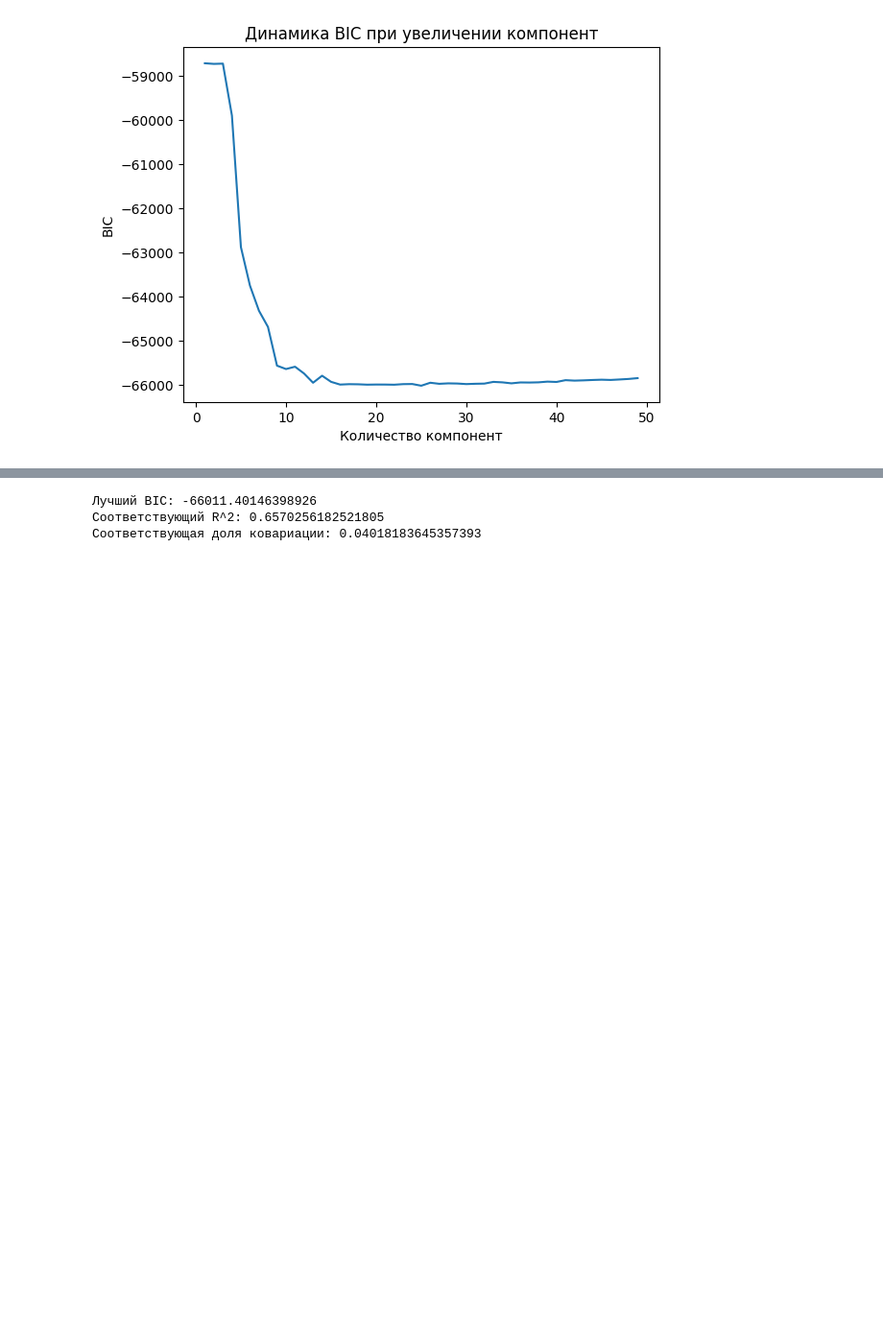
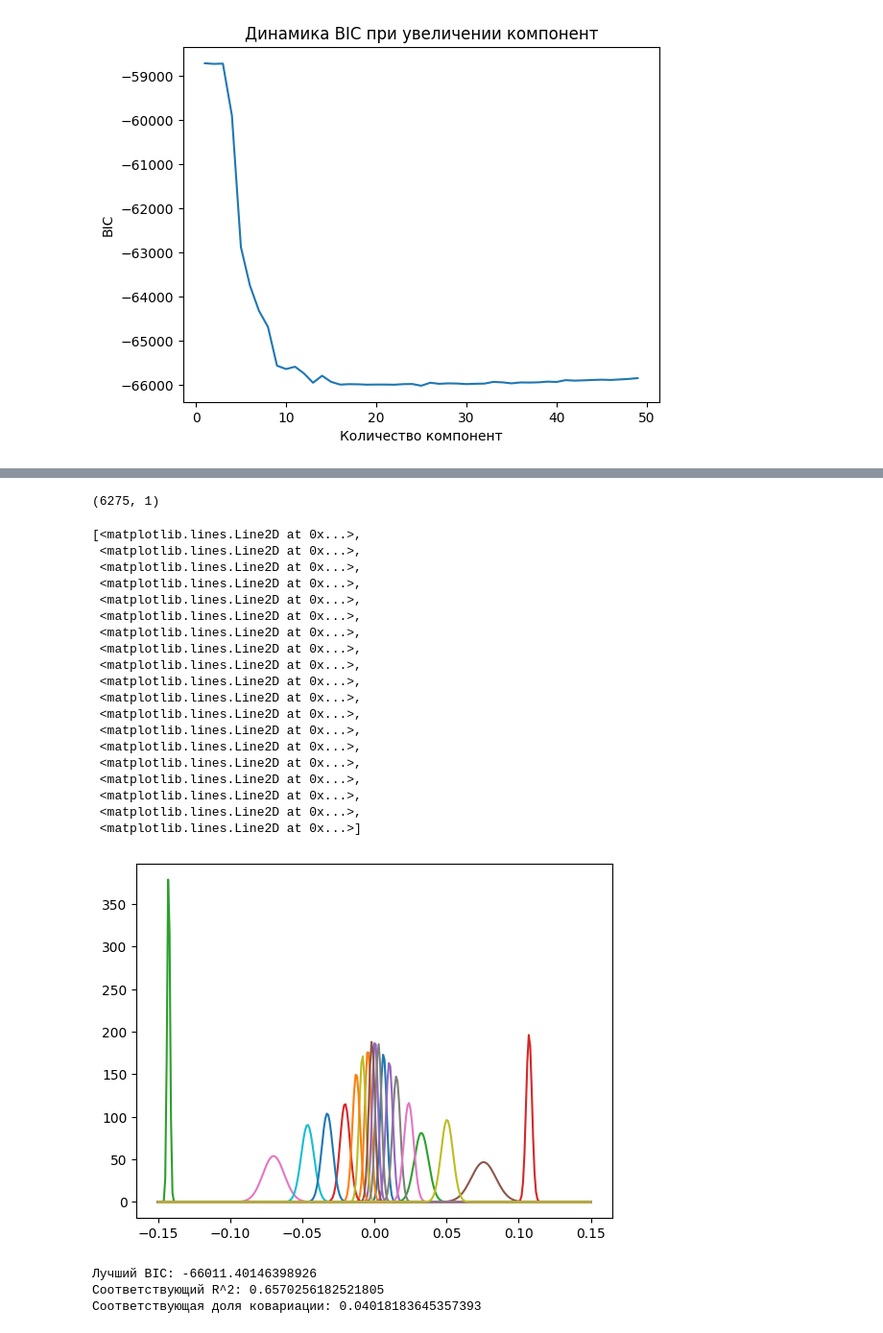
Before and after one commit to AnfimovAleksandr/mag_diploma, a Jupyter notebook: Непараметрический_2.ipynb, the cells around one changed output, grey strips where cells are left out. Shown at 96% size. Cells and saved outputs as stored; diff of their text form; code cells hidden in the pictures; blank space fills up the shorter version.

```diff
--- a/Непараметрический_2.ipynb
+++ b/Непараметрический_2.ipynb
@@ -720,3 +720,32 @@ GaussianMixture(covariance_type='diag', n_components=48)
+# %%
+np_data_euro.shape
+# %% [output]
+(6275, 1)
+# %%
+y_s = [i/1000 for i in range(-150, 151)]
+a_s_proba = norm.pdf(np.array([[y_s]]).reshape(-1, 1), best_gmm.means_.reshape(1, -1), best_gmm.covariances_.reshape(1, -1) ** 0.5)
+plt.plot(y_s, a_s_proba)
+# %% [output]
+[<matplotlib.lines.Line2D at 0x...>,
+ <matplotlib.lines.Line2D at 0x...>,
+ <matplotlib.lines.Line2D at 0x...>,
+ <matplotlib.lines.Line2D at 0x...>,
+ <matplotlib.lines.Line2D at 0x...>,
+ <matplotlib.lines.Line2D at 0x...>,
+ <matplotlib.lines.Line2D at 0x...>,
+ <matplotlib.lines.Line2D at 0x...>,
+ <matplotlib.lines.Line2D at 0x...>,
+ <matplotlib.lines.Line2D at 0x...>,
+ <matplotlib.lines.Line2D at 0x...>,
+ <matplotlib.lines.Line2D at 0x...>,
+ <matplotlib.lines.Line2D at 0x...>,
+ <matplotlib.lines.Line2D at 0x...>,
+ <matplotlib.lines.Line2D at 0x...>,
+ <matplotlib.lines.Line2D at 0x...>,
+ <matplotlib.lines.Line2D at 0x...>,
+ <matplotlib.lines.Line2D at 0x...>,
+ <matplotlib.lines.Line2D at 0x...>]
+[figure, added]
 # %%
 print(f"Лучший BIC: {min_bic}")
 print(f"Соответствующий R^2: {best_bic_R_2}")
```
Also changed, not shown: parts of 4 cells of this notebook, 2 other files.
